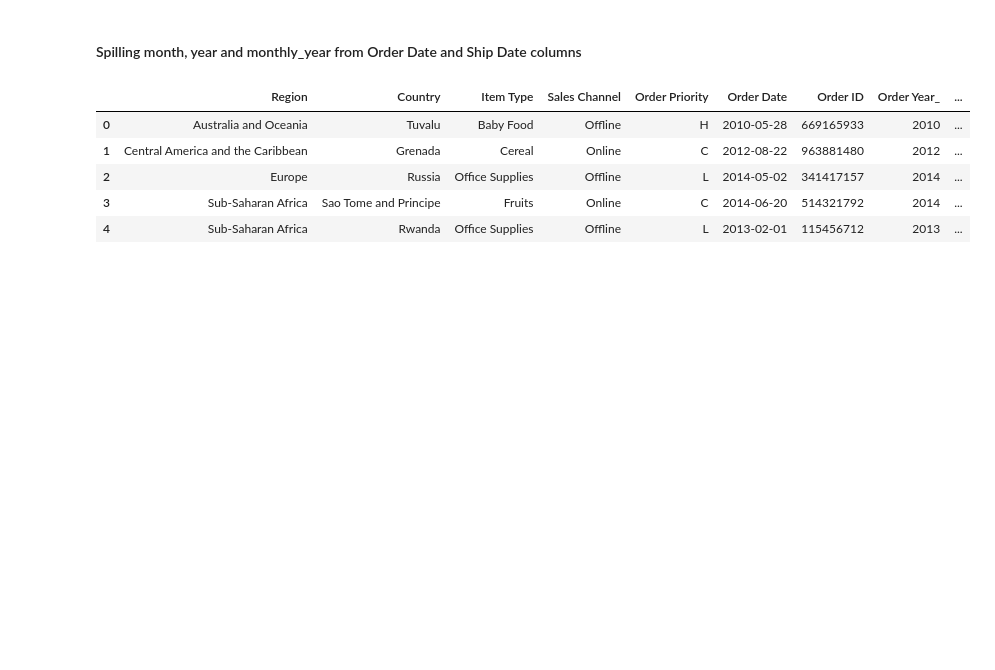
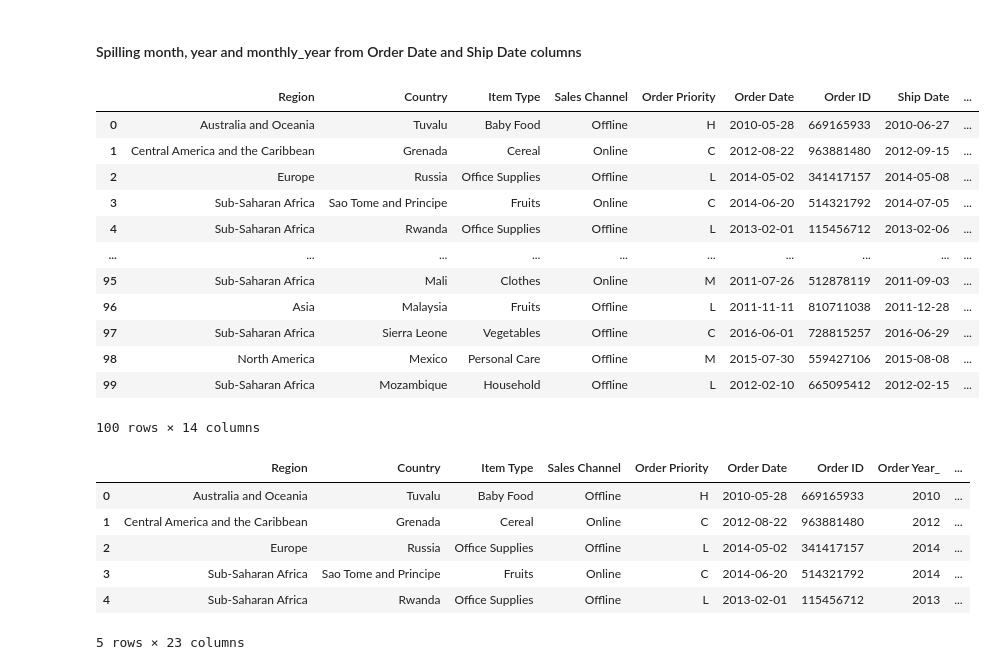
Before and after one commit to SamNijin/Analyzing-Amazon-Sales-Data, a Jupyter notebook: Amazon-Sales-Analysis.ipynb, the cells around one changed output. Cells and saved outputs as stored; diff of their text form; code cells hidden in the pictures; blank space fills up the shorter version.

Commit message:
Added Month Name Column

```diff
--- a/Amazon-Sales-Analysis.ipynb
+++ b/Amazon-Sales-Analysis.ipynb
@@ -162,11 +182,6 @@ dtype: int64
 #### It is found that there are no null values present in the given dataset
 # %% [markdown]
 ## Pre-processing
-# %%
-# Converting object type to datetime fromat
-
-sales_data['Order Date'] = pd.to_datetime(sales_data['Order Date'])
-sales_data['Ship Date'] = pd.to_datetime(sales_data['Ship Date'])
 # %%
 sales_data.head()
 # %% [output]
@@ -178,3 +193,19 @@ sales_data.head()
 | 4 | Sub-Saharan Africa | Rwanda | Office Supplies | Offline | L | 2013-02-01 | 115456712 | 2013-02-06 | ... |
 # %% [markdown]
 #### Spilling month, year and monthly_year from Order Date and Ship Date columns
+# %%
+sales_data
+# %% [output]
+|  | Region | Country | Item Type | Sales Channel | Order Priority | Order Date | Order ID | Ship Date | ... |
+| 0 | Australia and Oceania | Tuvalu | Baby Food | Offline | H | 2010-05-28 | 669165933 | 2010-06-27 | ... |
+| 1 | Central America and the Caribbean | Grenada | Cereal | Online | C | 2012-08-22 | 963881480 | 2012-09-15 | ... |
+| 2 | Europe | Russia | Office Supplies | Offline | L | 2014-05-02 | 341417157 | 2014-05-08 | ... |
+| 3 | Sub-Saharan Africa | Sao Tome and Principe | Fruits | Online | C | 2014-06-20 | 514321792 | 2014-07-05 | ... |
+| 4 | Sub-Saharan Africa | Rwanda | Office Supplies | Offline | L | 2013-02-01 | 115456712 | 2013-02-06 | ... |
+| ... | ... | ... | ... | ... | ... | ... | ... | ... | ... |
+| 95 | Sub-Saharan Africa | Mali | Clothes | Online | M | 2011-07-26 | 512878119 | 2011-09-03 | ... |
+| 96 | Asia | Malaysia | Fruits | Offline | L | 2011-11-11 | 810711038 | 2011-12-28 | ... |
+| 97 | Sub-Saharan Africa | Sierra Leone | Vegetables | Offline | C | 2016-06-01 | 728815257 | 2016-06-29 | ... |
+| 98 | North America | Mexico | Personal Care | Offline | M | 2015-07-30 | 559427106 | 2015-08-08 | ... |
+| 99 | Sub-Saharan Africa | Mozambique | Household | Offline | L | 2012-02-10 | 665095412 | 2012-02-15 | ... |
+100 rows × 14 columns
@@ -183,10 +216,12 @@ sales_data.head()
 
 sales_data.insert(loc=7, column='Order Year_', value=sales_data['Order Date'].dt.year)
 sales_data.insert(loc=8, column='Order Month_', value=sales_data['Order Date'].dt.month)
-sales_data.insert(loc=9, column='Order Yearly Month_', value=sales_data['Order Date'].dt.to_period('M'))
-sales_data.insert(loc=10, column='Ship Year_', value=sales_data['Ship Date'].dt.year)
-sales_data.insert(loc=11, column='Ship Month_', value=sales_data['Ship Date'].dt.month)
-sales_data.insert(loc=12, column='Ship Yearly Month_', value=sales_data['Ship Date'].dt.to_period('M'))
+sales_data.insert(loc = 9, column = 'Order Month', value=pd.to_datetime(sales_data['Order Date']).dt.strftime('%B'))
+sales_data.insert(loc=10, column='Order Yearly Month_', value=sales_data['Order Date'].dt.to_period('M'))
+sales_data.insert(loc=11, column='Ship Year_', value=sales_data['Ship Date'].dt.year)
+sales_data.insert(loc=12, column='Ship Month_', value=sales_data['Ship Date'].dt.month)
+sales_data.insert(loc = 13, column = 'Ship Month', value=pd.to_datetime(sales_data['Ship Date']).dt.strftime('%B'))
+sales_data.insert(loc=14, column='Ship Yearly Month_', value=sales_data['Ship Date'].dt.to_period('M'))
 sales_data.head()
 # %% [output]
 |  | Region | Country | Item Type | Sales Channel | Order Priority | Order Date | Order ID | Order Year_ | ... |
@@ -195,3 +230,4 @@ sales_data.head()
 | 2 | Europe | Russia | Office Supplies | Offline | L | 2014-05-02 | 341417157 | 2014 | ... |
 | 3 | Sub-Saharan Africa | Sao Tome and Principe | Fruits | Online | C | 2014-06-20 | 514321792 | 2014 | ... |
 | 4 | Sub-Saharan Africa | Rwanda | Office Supplies | Offline | L | 2013-02-01 | 115456712 | 2013 | ... |
+5 rows × 23 columns
```
Also changed, not shown: parts of 4 cells of this notebook.
